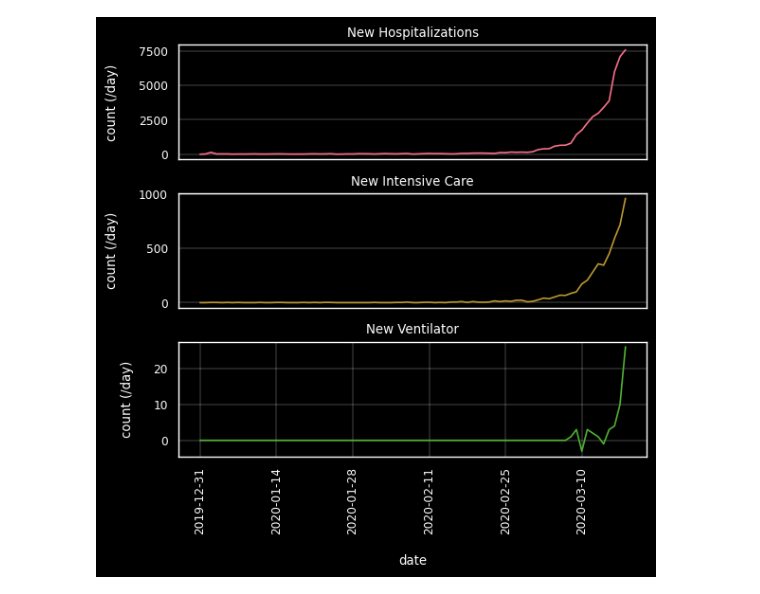
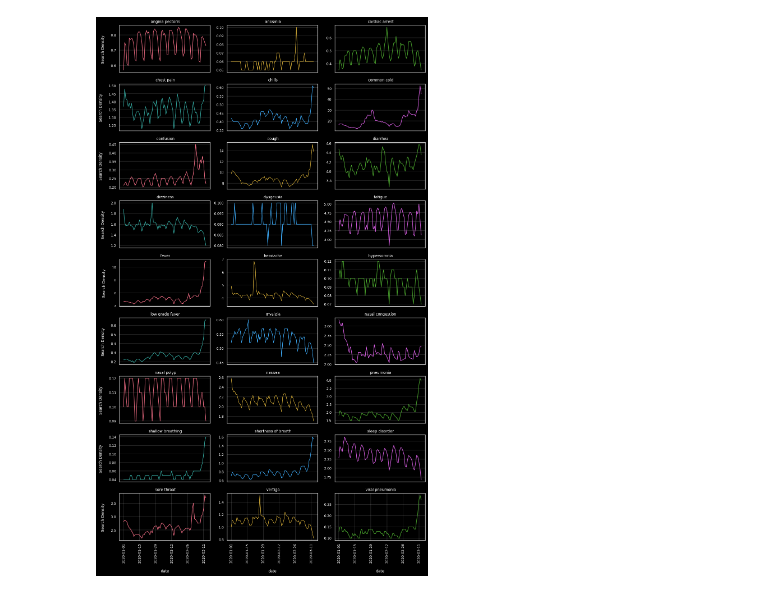
Before and after one commit to chrisshaffer/covid-symptom-searches, a Jupyter notebook: notebooks/EDA.ipynb, the cells around one changed output. Drawn from its saved outputs; the diff is of its cells as text; code cells hidden in the pictures.

```diff
--- a/notebooks/EDA.ipynb
+++ b/notebooks/EDA.ipynb
@@ -1,15 +1,23 @@
 # %%
-import pandas as pd
+# custom functions
 from load_data import load_data
 from col_list import col_list
 from clean_data import clean_data
+from hospitals_subplots import hospitals_subplots
+from hospitals_plot import hospitals_plot
+
+# modules
+import pandas as pd
 import seaborn as sns
 import matplotlib.pyplot as plt
 import matplotlib
 import itertools
+import warnings
+import datetime
+warnings.filterwarnings('ignore')
 
 dir = '~/DSI/covid-symptom-searches/data/'
-nrows= 100000
+nrows= None
 usecols = col_list()
 
 hospital, searches, index = load_data(dir,nrows,usecols)
@@ -24,42 +165,48 @@ searches_cols = searches_cols_kd[2:]
 # %%
-# hospital_by_date = df[['date'] + hospital_cols].groupby('date').sum()
+# df = df[df['key'] == 'US']
+searches_by_date = searches_US[['date'] + searches_cols].groupby('date').sum()
 
-ys = ["new_hospitalized",'new_intensive_care','new_ventilator']
-ylabels = ['New Hospitalizations','New Intensive Care', 'New Ventilator']
+ylabels = list(searches_by_date.columns[1:])
 
-hospital_by_date.rename(columns=dict(zip(ys, ylabels)), inplace=True)
+titles = [label.replace('search_trends','').replace('_',' ') for label in ylabels]
 
-fig = plt.figure(figsize=(6,6))
+fig = plt.figure(figsize=(12,20))
 
 matplotlib.rcParams.update(matplotlib.rcParamsDefault)
 
 sns.set(font_scale = .7)
 plt.style.use("dark_background")
 sns.set_context("paper")
 
 matplotlib.rcParams.update({'grid.linewidth': .2})
 
 palette = itertools.cycle(sns.color_palette("husl"))
 
-for i in range(len(ys)):
-    ax = plt.subplot(3,1,i+1)
+for i in range(27):
+    ax = plt.subplot(9,3,i+1)
     g = sns.lineplot(x = "date", y = ylabels[i],
-                data = hospital_by_date,
+                data = searches_by_date,
                 color=next(palette))
     plt.xticks(rotation=90)
 
-    xtick_range = range(0,len(hospital_by_date.index),14)
-    ax.set_title(ylabels[i])
-    if i == len(ys)-1:
+    xtick_range = range(0,len(searches_by_date.index),14)
+    ax.set_xlim()
+    ax.set_title(titles[i])
+    if i > 23:
         ax.set_xticks(xtick_range) # <--- set the ticks first
         ax.set_xlabel('date', labelpad=15)
     else:
         ax.set_xticks([])
         ax.set_xlabel('')
 
-    ax.set_ylabel('count (/day)', labelpad=15)
+    if i % 3 != 0:
+        ax.set_ylabel('')
+    else:
+        ax.set_ylabel('Search Density ', labelpad=15)
 
 fig.tight_layout()
 plt.show()
+
+fig.savefig('../img/searchs_time.png')
 # %% [output]
-[figure, old version]
+[figure, new version]
```
Also changed, not shown: parts of 8 cells of this notebook, 9 other files.
